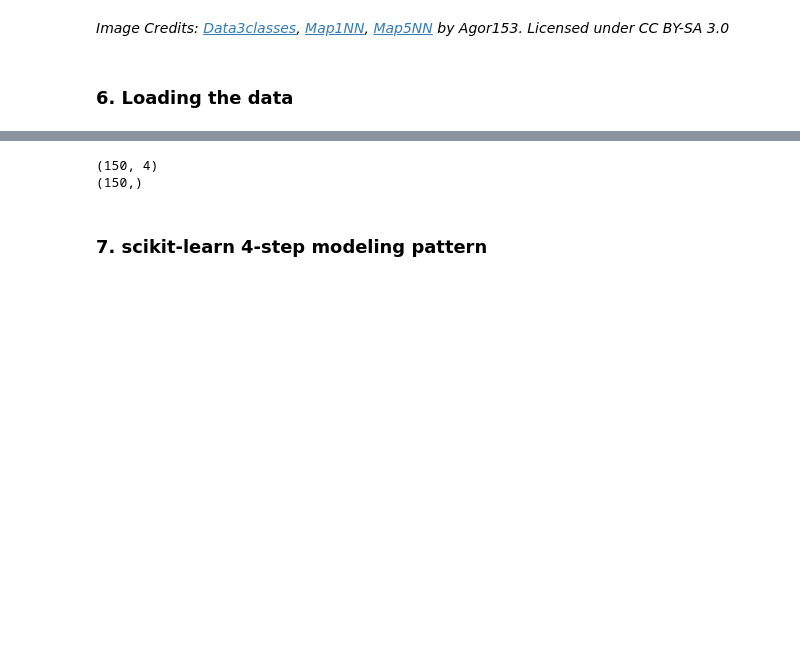
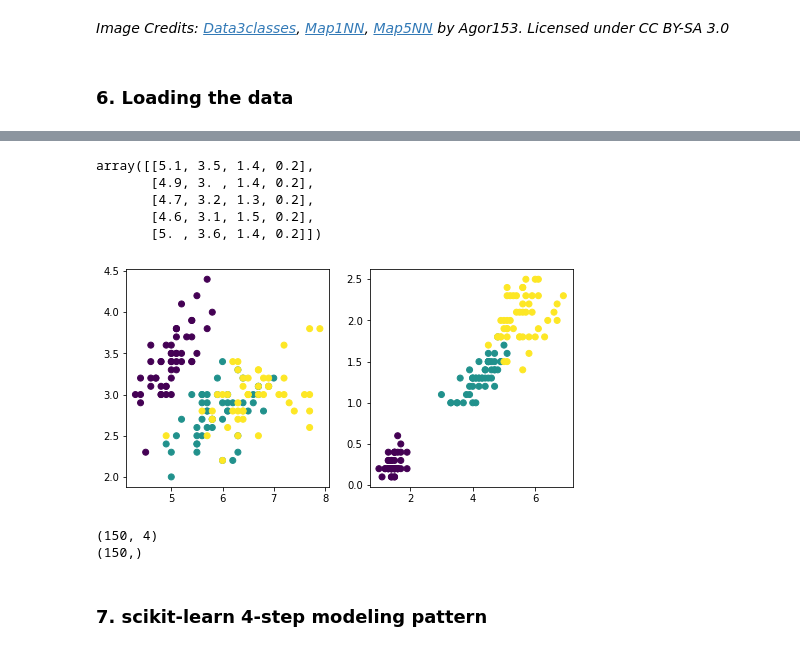
Before and after one commit to ilyaaaaaaaa/-Data_Analysis_HSE-UoL_IR.github.io, a Jupyter notebook: sems/9-2_knn_model_training.ipynb, the cells around one changed output, grey strips where cells are left out. Saved outputs shown, nothing was run; the diff lists cells and outputs as text; code cells hidden in the pictures; blank space fills up the shorter version.

```diff
--- a/sems/9-2_knn_model_training.ipynb
+++ b/sems/9-2_knn_model_training.ipynb
@@ -76,3 +102,22 @@ y = iris.target
+# %%
+X[:5]
+# %% [output]
+array([[5.1, 3.5, 1.4, 0.2],
+       [4.9, 3. , 1.4, 0.2],
+       [4.7, 3.2, 1.3, 0.2],
+       [4.6, 3.1, 1.5, 0.2],
+       [5. , 3.6, 1.4, 0.2]])
+# %%
+plt.figure(figsize=(8,4))
+plt.subplot(121)
+plt.scatter(X[:,0],X[:,1], c=y)
+
+plt.subplot(122)
+plt.scatter(X[:,2],X[:,3], c=y)
+
+plt.show()
+# %% [output]
+[figure, added]
 # %%
 # print the shapes of X and y
 print(X.shape)
```
Also changed, not shown: parts of 6 cells of this notebook, 3 other files.
